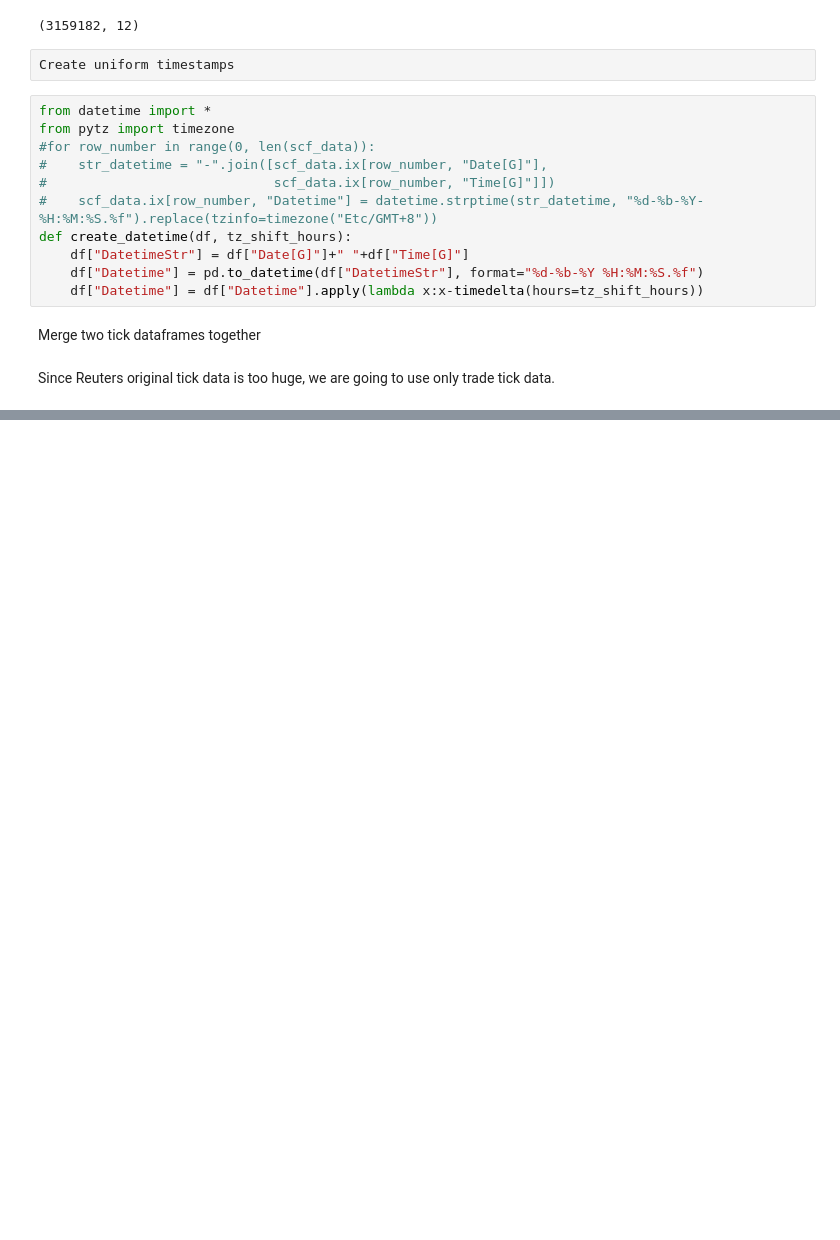
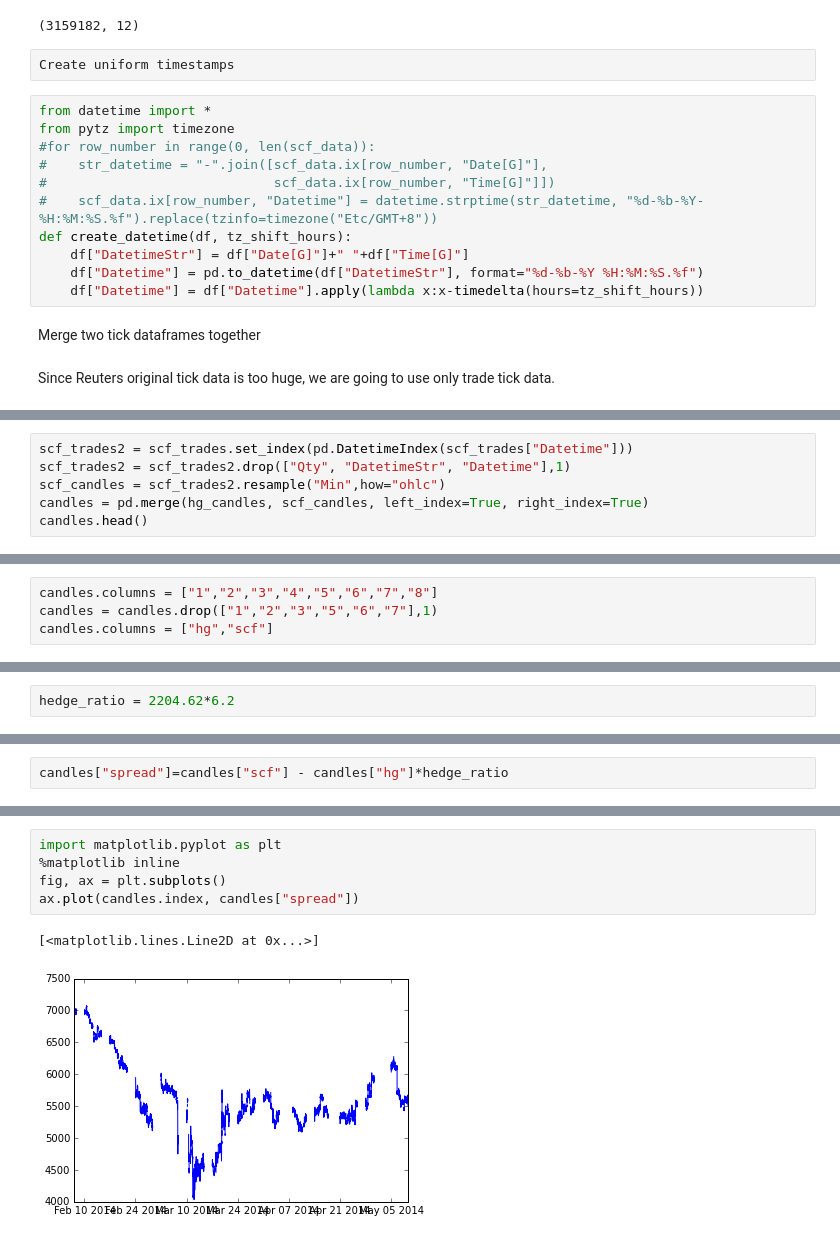
Before and after one commit to ericwang1229/copper_arb, a Jupyter notebook: Stat Arbitrage between Coppers.ipynb, the cells around one changed output, grey strips where cells are left out. Saved outputs shown, nothing was run; the diff lists cells and outputs as text; blank space fills up the shorter version.

```diff
--- a/Stat Arbitrage between Coppers.ipynb
+++ b/Stat Arbitrage between Coppers.ipynb
@@ -73,0 +137,6 @@ total_px = pd.merge(total_px, total_copy)
+# %%
+scf_trades2 = scf_trades.set_index(pd.DatetimeIndex(scf_trades["Datetime"]))
+scf_trades2 = scf_trades2.drop(["Qty", "DatetimeStr", "Datetime"],1)
+scf_candles = scf_trades2.resample("Min",how="ohlc")
+candles = pd.merge(hg_candles, scf_candles, left_index=True, right_index=True)
+candles.head()
@@ -73,0 +156,4 @@ total_px = pd.merge(total_px, total_copy)
+# %%
+candles.columns = ["1","2","3","4","5","6","7","8"]
+candles = candles.drop(["1","2","3","5","6","7"],1)
+candles.columns = ["hg","scf"]
@@ -73,0 +169,2 @@ total_px = pd.merge(total_px, total_copy)
+# %%
+hedge_ratio = 2204.62*6.2
@@ -73,0 +176,2 @@ total_px = pd.merge(total_px, total_copy)
+# %%
+candles["spread"]=candles["scf"] - candles["hg"]*hedge_ratio
@@ -73,0 +187,8 @@ total_px = pd.merge(total_px, total_copy)
+# %%
+import matplotlib.pyplot as plt
+%matplotlib inline
+fig, ax = plt.subplots()
+ax.plot(candles.index, candles["spread"])
+# %% [output]
+[<matplotlib.lines.Line2D at 0x...>]
+[figure, added]
```
Also changed, not shown: parts of 21 cells of this notebook, 1 other file.
